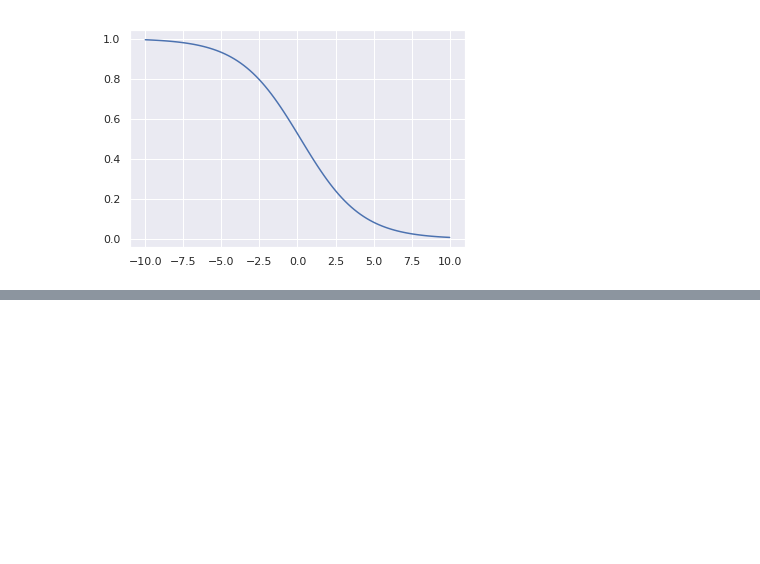
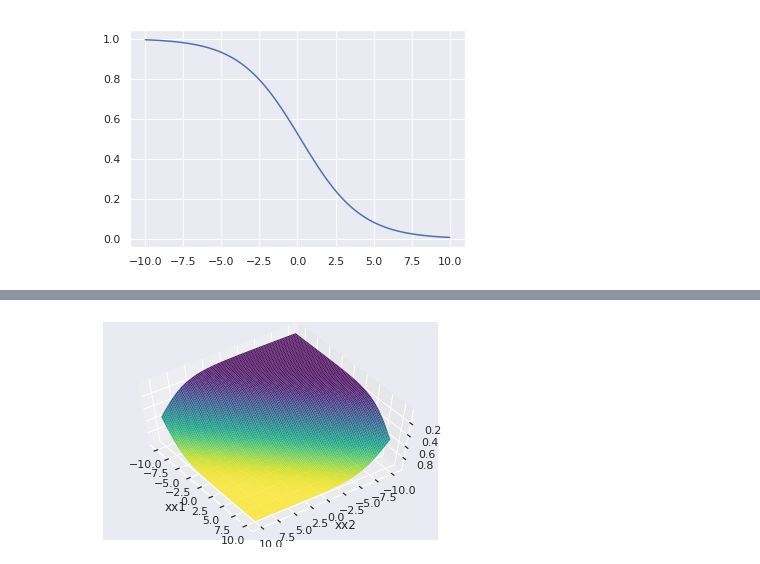
Before and after one commit to championballer/one-fourth-labs-deep-learning, a Jupyter notebook: Lecture 10 - Python Sigmoid/1017_SigmoidNeuron.ipynb, the cells around one changed output, grey strips where cells are left out. Cells and saved outputs as stored; diff of their text form; code cells hidden in the pictures; blank space fills up the shorter version.

```diff
--- a/Lecture 10 - Python Sigmoid/1017_SigmoidNeuron.ipynb
+++ b/Lecture 10 - Python Sigmoid/1017_SigmoidNeuron.ipynb
@@ -31,0 +74,13 @@ plt.show()
+# %%
+fig = plt.figure()
+ax = plt.axes(projection='3d')
+ax.plot_surface(xx1, xx2, y, rstride=1, cstride=1,
+                cmap='viridis', edgecolor='none')
+#ax.plot_surface(xx1, xx2, y,cmap='viridis')
+ax.set_xlabel('xx1')
+ax.set_ylabel('xx2')
+ax.set_zlabel('y');
+
+ax.view_init(300,35)
+# %% [output]
+[figure, added]
```
Also changed, not shown: parts of 10 cells of this notebook, 1 other file.
